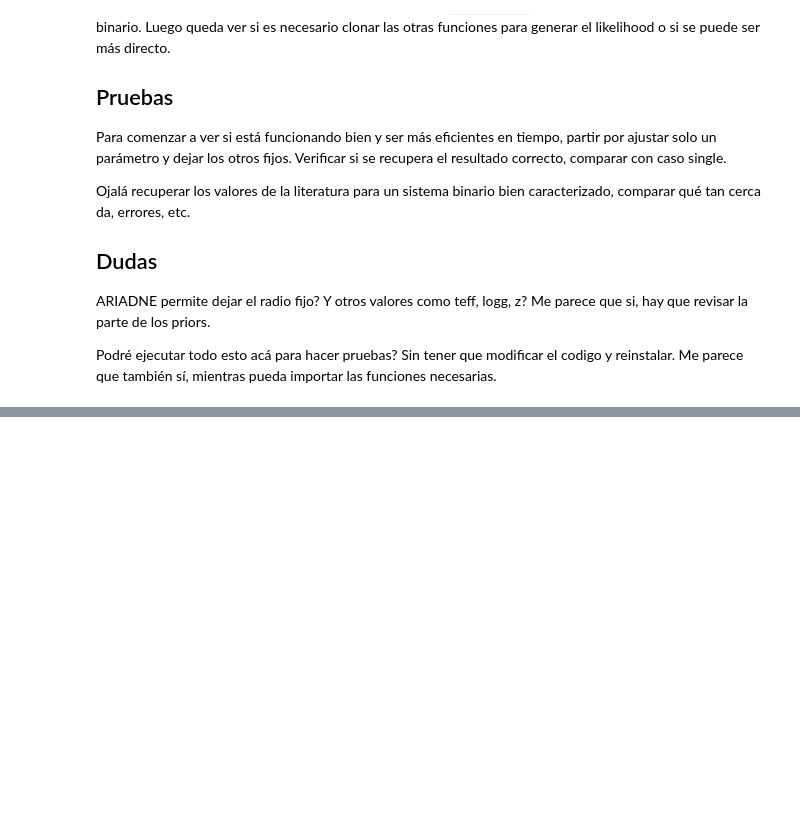
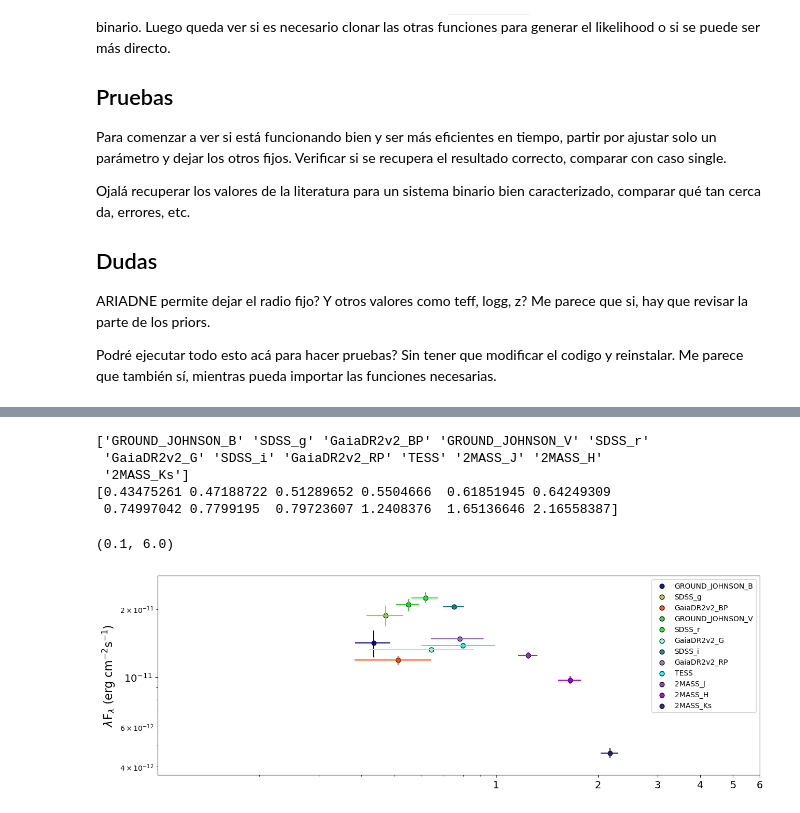
Before and after one commit to astrofelipe/Binary-SED, a Jupyter notebook: binaryfit.ipynb, the cells around one changed output, grey strips where cells are left out. Drawn from its saved outputs; the diff is of its cells as text; code cells hidden in the pictures; blank space fills up the shorter version.

```diff
--- a/binaryfit.ipynb
+++ b/binaryfit.ipynb
@@ -90,0 +80,67 @@ def fast_loglik(res, ers):
+# %%
+mask = s.filter_mask
+flxs = s.flux[mask]
+errs = s.flux_er[mask]
+filts = s.filter_names[mask]
+wave = s.wave[mask]
+
+print(filters)
+print(wave)
+# %% [output]
+['GROUND_JOHNSON_B' 'SDSS_g' 'GaiaDR2v2_BP' 'GROUND_JOHNSON_V' 'SDSS_r'
+ 'GaiaDR2v2_G' 'SDSS_i' 'GaiaDR2v2_RP' 'TESS' '2MASS_J' '2MASS_H'
+ '2MASS_Ks']
+[0.43475261 0.47188722 0.51289652 0.5504666  0.61851945 0.64249309
+ 0.74997042 0.7799195  0.79723607 1.2408376  1.65136646 2.16558387]
+# %%
+import matplotlib.pyplot as plt
+import matplotlib.ticker as ticker
+
+ymin = (flxs * wave).min()
+ymax = (flxs * wave).max()
+
+f, ax = plt.subplots(figsize=[15,5])
+
+# Model plot
+used_f = s.filter_names[s.filter_mask]
+
+colors = np.array(['tomato', 'indianred', 'tab:red',
+            'salmon', 'coral',
+            'mediumorchid', 'mediumslateblue', 'tab:blue',
+            'darkslateblue', 'darkblue',
+            'olivedrab', 'yellowgreen', 'greenyellow', 'yellow',
+            'orangered', 'chocolate', 'khaki',
+            'limegreen', 'darkgreen', 'lime', 'seagreen', 'lawngreen', 'green',
+            'aquamarine', 'turquoise', 'lightseagreen', 'teal', 'cadetblue',
+            'tab:pink', 'tab:purple', 'tab:cyan', 'aqua', 'azure', 'dodgerblue',
+            'firebrick', 'darkred',
+            'blueviolet', 'darkviolet',
+            'midnightblue', 'blue',
+            'deeppink', 'fuchsia', 'mediumslateblue'])
+
+for c, w, fl, fe, bp, fi in zip(
+                colors[s.filter_mask],
+                s.wave[s.filter_mask], s.flux[s.filter_mask], s.flux_er[s.filter_mask],
+                s.bandpass[s.filter_mask], used_f):
+    ax.errorbar(w, fl * w, xerr=bp, yerr=fe * w, fmt='', ecolor=c, marker=None)
+
+    ax.scatter(w, fl * w, edgecolors='black', marker='o', c=c, s=40,
+               alpha=.9, label=fi)
+
+ax.set_ylim([ymin * .8, ymax * 1.25])
+ax.set_xscale('log', nonpositive='clip')
+ax.set_yscale('log', nonpositive='clip')
+ax.set_ylabel(r'$\lambda$F$_\lambda$ (erg cm$^{-2}$s$^{-1}$)', fontsize=16)
+ax.legend(loc=0)
+
+ax.tick_params(axis='both', which='major', labelsize=14)
+ax.tick_params(axis='both', which='minor')
+ax.set_xticks(np.linspace(1, 10, 10))
+ax.get_xaxis().set_major_formatter(ticker.ScalarFormatter())
+ax.set_xlim([0.1, 6])
+
+#for tick in ax.get_yticklabels():
+#    tick.set_fontname(self.fontname)
+# %% [output]
+(0.1, 6.0)
+[figure, added]
```
Also changed, not shown: parts of 8 cells of this notebook.
